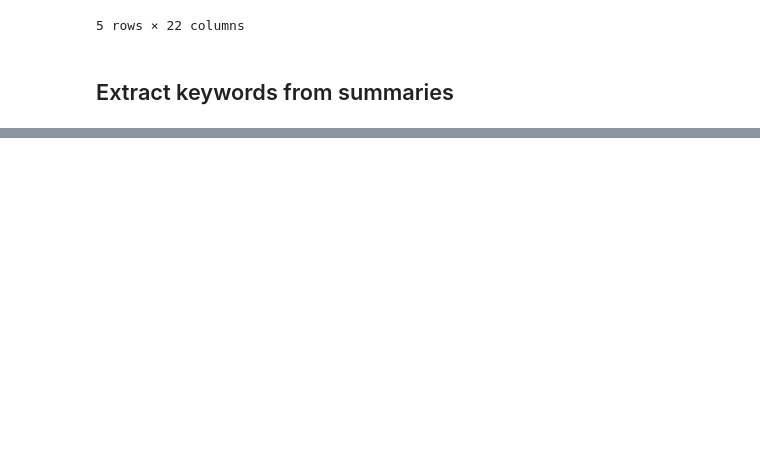
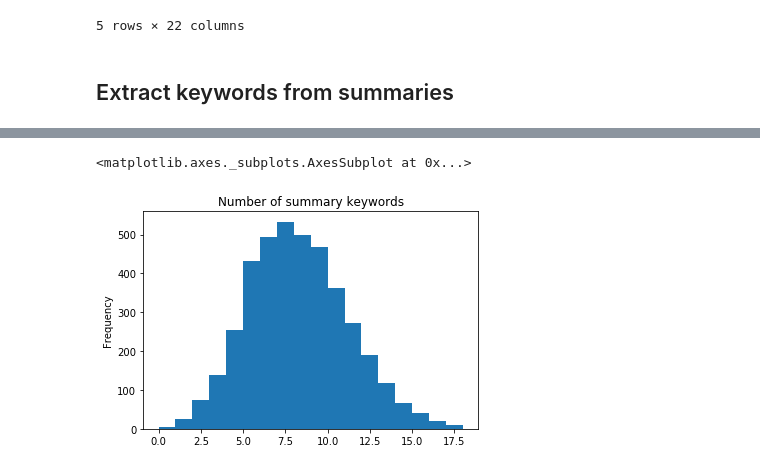
Before and after one commit to lambdaofgod/examples-counterexamples, a Jupyter notebook: notebooks/Arxiv Text Mining.ipynb, the cells around one changed output, grey strips where cells are left out. Cells and saved outputs as stored; diff of their text form; code cells hidden in the pictures; blank space fills up the shorter version.

```diff
--- a/notebooks/Arxiv Text Mining.ipynb
+++ b/notebooks/Arxiv Text Mining.ipynb
@@ -76,8 +97,15 @@ articles_df.head()
 5 rows × 22 columns
 # %% [markdown]
 ## Extract keywords from summaries
+# %%
+def extract_keywords(text):
+  return gensim.summarization.keywords(
+    text=text,
+    lemmatize=True,
+    split=True
+  )
 # %%
 %%time
 
-articles_df['summary_keywords'] = articles_df['summary'].apply(gensim.summarization.keywords)
+articles_df['summary_keywords'] = pd.Series(list(map_parallel(extract_keywords, articles_df['summary'])))
 # %% [output]
@@ -86,5 +114,3 @@ Wall time: 10.8 s
-# %%
-articles_df['summary_keywords'] = articles_df['summary_keywords'].str.split('\n')
 # %%
 for __, row in itertools.islice(articles_df.iterrows(), n_examples):
   print(20 * '*')
@@ -112,0 +139,7 @@ keywords: ['semantics', 'semantic', 'summarize text', 'summarization', 'composed
+# %%
+article_keyword_lengths = articles_df['summary_keywords'].apply(len)
+# %%
+article_keyword_lengths.plot.hist(bins=article_keyword_lengths.max(), title='Number of summary keywords')
+# %% [output]
+<matplotlib.axes._subplots.AxesSubplot at 0x...>
+[figure, added]
```
Also changed, not shown: parts of 8 cells of this notebook.
